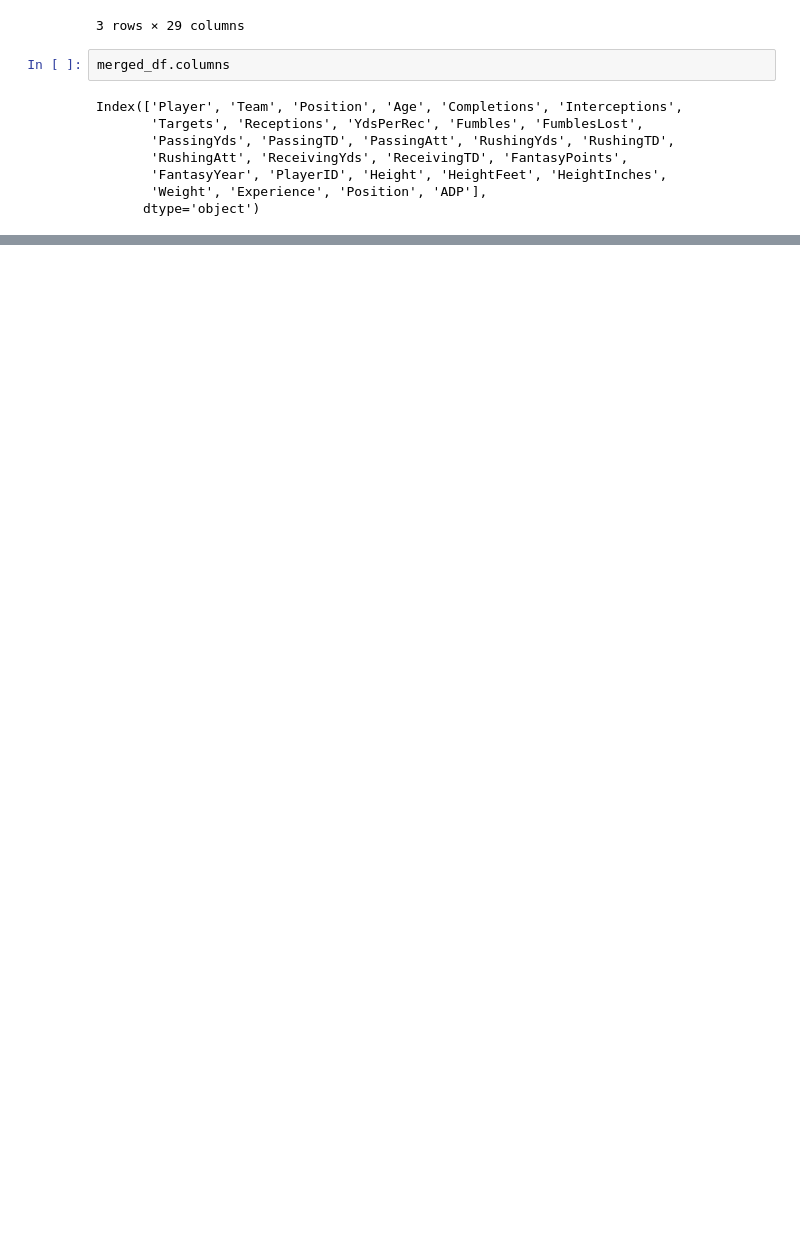
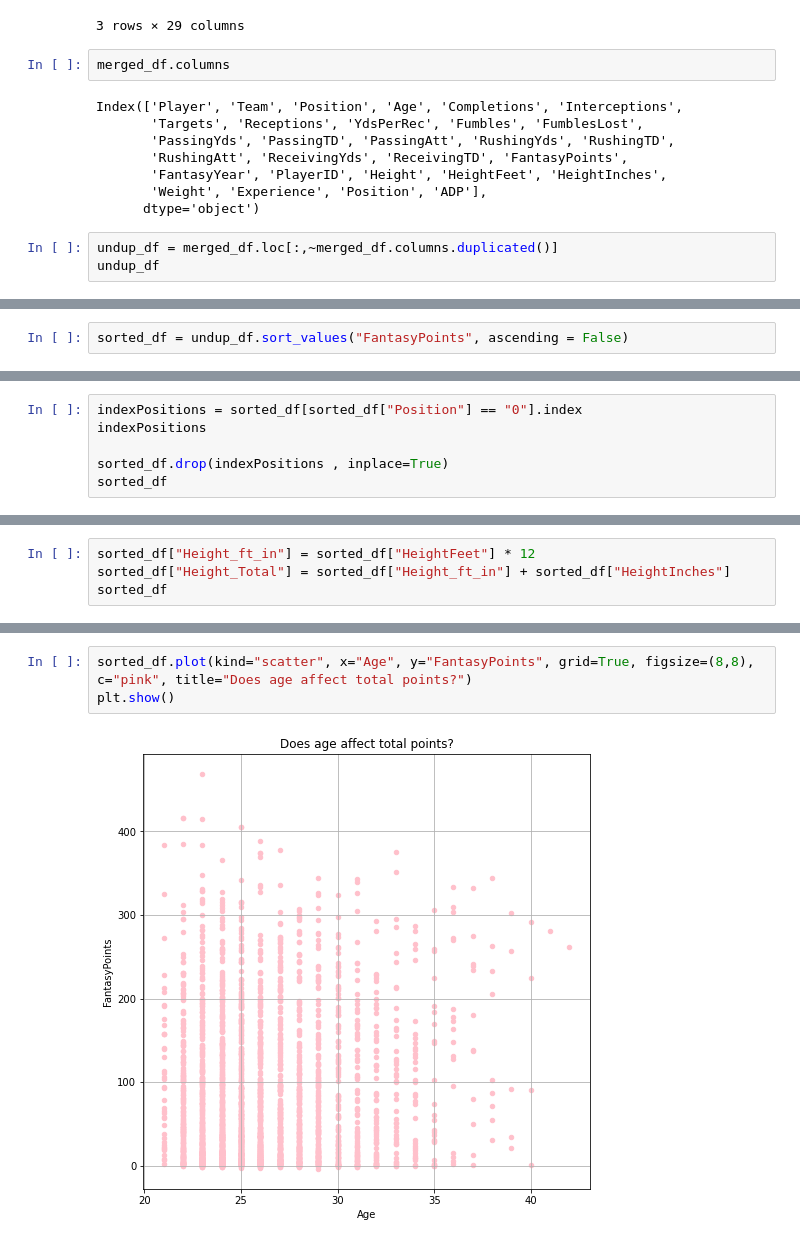
Before and after one commit to tiffanyharris711/pandasy-football, a Jupyter notebook: data.ipynb, the cells around one changed output, grey strips where cells are left out. Cells and saved outputs as stored; diff of their text form; blank space fills up the shorter version.

Commit message:
age, weight, and height data

```diff
--- a/data.ipynb
+++ b/data.ipynb
@@ -80,3 +95,6 @@ Index(['Player', 'Team', 'Position', 'Age', 'Completions', 'Interceptions',
        'FantasyYear', 'PlayerID', 'Height', 'HeightFeet', 'HeightInches',
        'Weight', 'Experience', 'Position', 'ADP'],
       dtype='object')
+# %%
+undup_df = merged_df.loc[:,~merged_df.columns.duplicated()]
+undup_df
@@ -82,0 +115,2 @@ Index(['Player', 'Team', 'Position', 'Age', 'Completions', 'Interceptions',
+# %%
+sorted_df = undup_df.sort_values("FantasyPoints", ascending = False)
@@ -82,0 +133,6 @@ Index(['Player', 'Team', 'Position', 'Age', 'Completions', 'Interceptions',
+# %%
+indexPositions = sorted_df[sorted_df["Position"] == "0"].index
+indexPositions
+
+sorted_df.drop(indexPositions , inplace=True)
+sorted_df
@@ -82,0 +153,4 @@ Index(['Player', 'Team', 'Position', 'Age', 'Completions', 'Interceptions',
+# %%
+sorted_df["Height_ft_in"] = sorted_df["HeightFeet"] * 12
+sorted_df["Height_Total"] = sorted_df["Height_ft_in"] + sorted_df["HeightInches"]
+sorted_df
@@ -82,0 +187,5 @@ Index(['Player', 'Team', 'Position', 'Age', 'Completions', 'Interceptions',
+# %%
+sorted_df.plot(kind="scatter", x="Age", y="FantasyPoints", grid=True, figsize=(8,8), c="pink", title="Does age affect total points?")
+plt.show()
+# %% [output]
+[figure, added]
```
Also changed, not shown: parts of 32 cells of this notebook.
